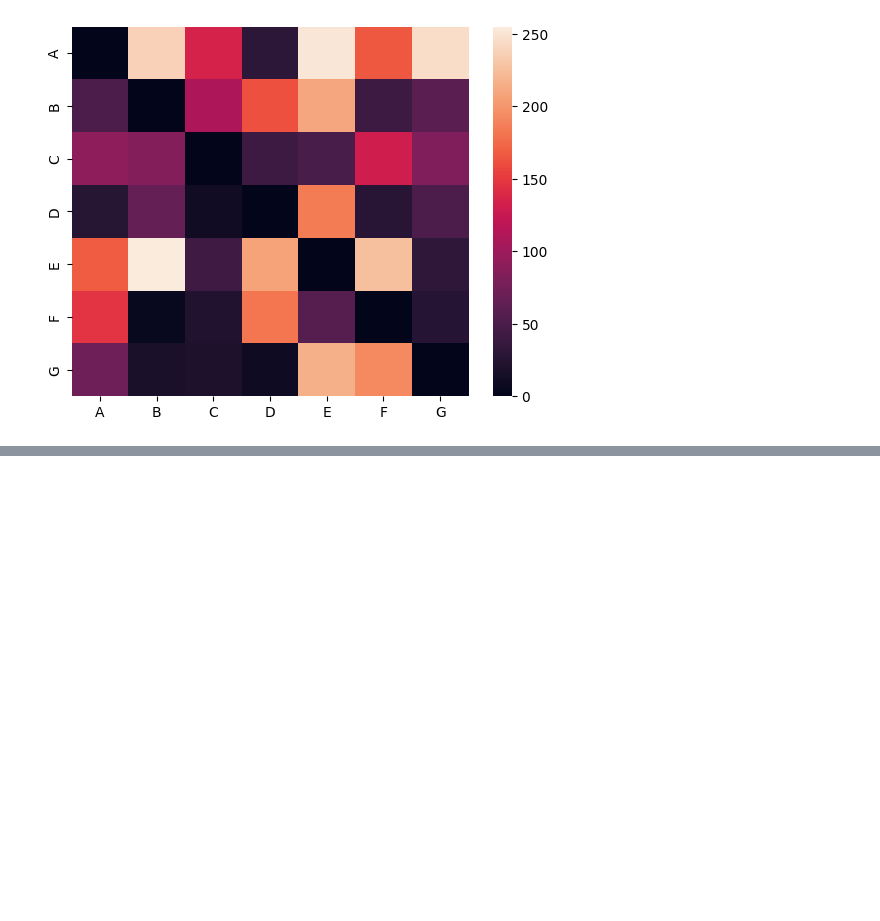
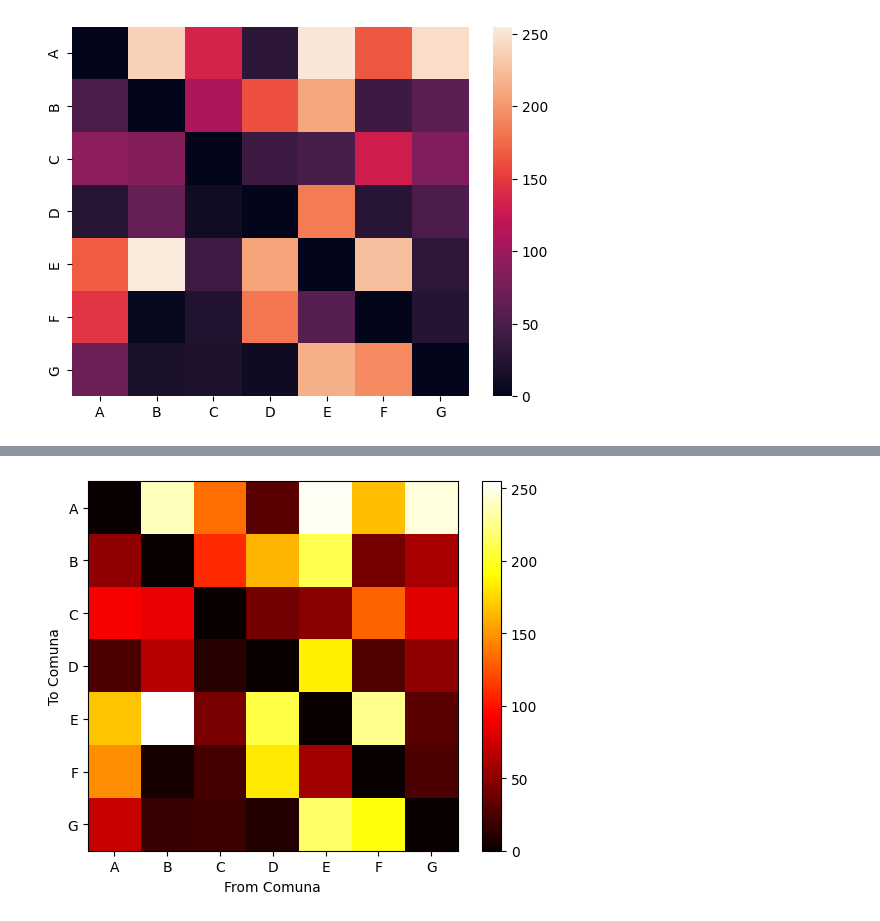
Before and after one commit to ai-concentration/udd-telefonica-challenge, a Jupyter notebook: Hu/heatmap.ipynb, the cells around one changed output, grey strips where cells are left out. Saved outputs shown, nothing was run; the diff lists cells and outputs as text; code cells hidden in the pictures; blank space fills up the shorter version.

Commit message:
use the matrix to generate the heat map directly

```diff
--- a/Hu/heatmap.ipynb
+++ b/Hu/heatmap.ipynb
@@ -53,3 +53,7 @@ sns.heatmap(df,
 # %% [output]
 <AxesSubplot:>
 [figure]
+# %%
+#the way to use np directly
+mat = np.zeros(shape=(comuna_size, comuna_size), dtype=int)
+mat
@@ -55,0 +68,8 @@ sns.heatmap(df,
+# %%
+#set the value to the matrix
+for comuna_src_index in range(comuna_size):
+    comuna_src = list_comuna[comuna_src_index]
+    for comuna_dest_index in range(comuna_size):
+        mat[comuna_dest_index][comuna_src_index] = dict_src_dest[comuna_src][comuna_dest_index]
+
+mat
@@ -55,0 +84,10 @@ sns.heatmap(df,
+# %%
+plt.imshow(mat, cmap='hot', interpolation='nearest')
+plt.xlabel("From Comuna")
+plt.ylabel("To Comuna")
+plt.yticks(np.arange(comuna_size),list_comuna)
+plt.xticks(np.arange(comuna_size),list_comuna)
+plt.colorbar()
+plt.show()
+# %% [output]
+[figure, added]
```
Also changed, not shown: parts of 2 cells of this notebook.
